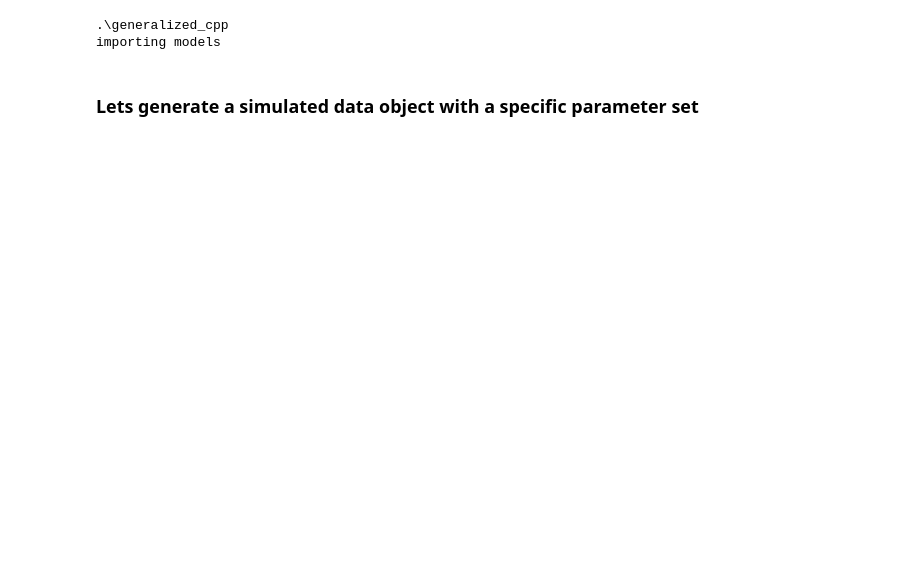
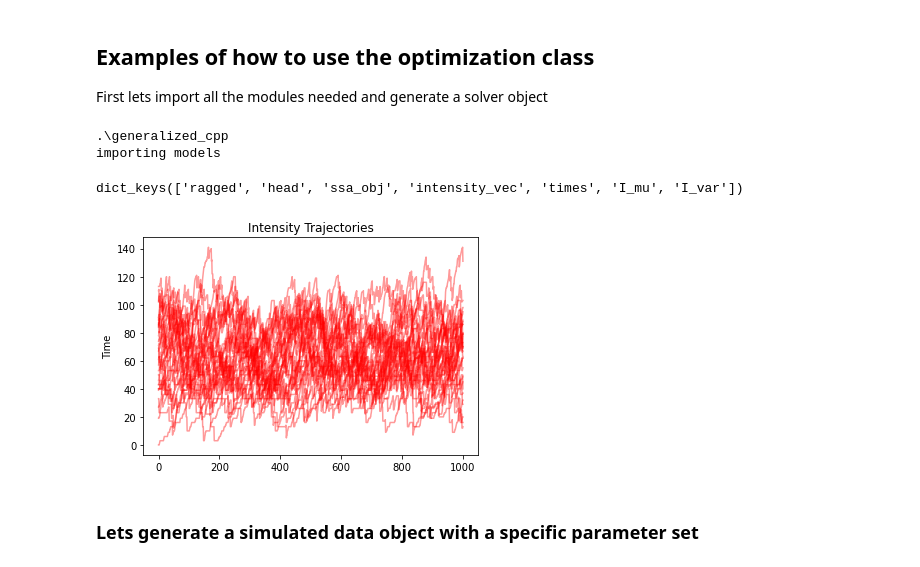
Before and after one commit to MunskyGroup/rSNAPsim, a Jupyter notebook: interactive_notebooks/Example Optimizers.ipynb, the cells around one changed output. Cells and saved outputs as stored; diff of their text form; code cells hidden in the pictures; blank space fills up the shorter version.

```diff
--- a/interactive_notebooks/Example Optimizers.ipynb
+++ b/interactive_notebooks/Example Optimizers.ipynb
@@ -1,3 +1,7 @@
+# %% [markdown]
+## Examples of how to use the optimization class
+
+First lets import all the modules needed and generate a solver object
 # %%
 import numpy as np
 import os
@@ -26,6 +30,32 @@ t = np.linspace(0,500,501)
 # %% [output]
 .\generalized_cpp
 importing models
+# %%
+ki = [.08]
+ke = [ 5]
+colors = ['r']
+i = 0
+
+poi.ke_mu = ke[i] #half the speed
+solver.default_conditions['burnin'] = 1000 #lets burnin for 1000s
+solver.t = np.linspace(0,2000,2001)
+solver.n_traj = 30
+
+t = np.linspace(0,2000,2001)
+ssa_soln = solver.solve_ssa([ki[i]] + poi.kelong + [10],t,n_traj=30)
+
+plt.plot(ssa_soln.intensity_vec[0],color=colors[i],alpha=.4)
+plt.title('Intensity Trajectories')
+plt.ylabel('Time')
+
+sim_data = data_obj()
+sim_data.add_data(ssa_soln.time,ssa_soln.intensity_vec)
+sim_data.get_stats()
+
+print(sim_data.__dict__.keys())
+# %% [output]
+dict_keys(['ragged', 'head', 'ssa_obj', 'intensity_vec', 'times', 'I_mu', 'I_var'])
+[figure, added]
 # %% [markdown]
 ### Lets generate a simulated data object with a specific parameter set
 # %%
```
Also changed, not shown: parts of 11 cells of this notebook.
